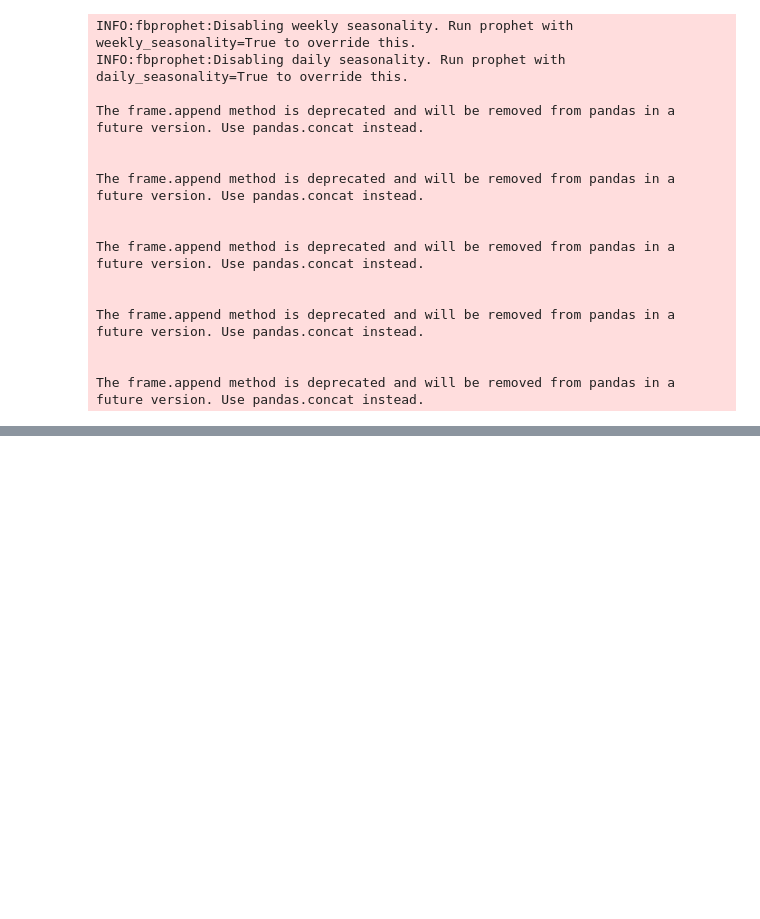
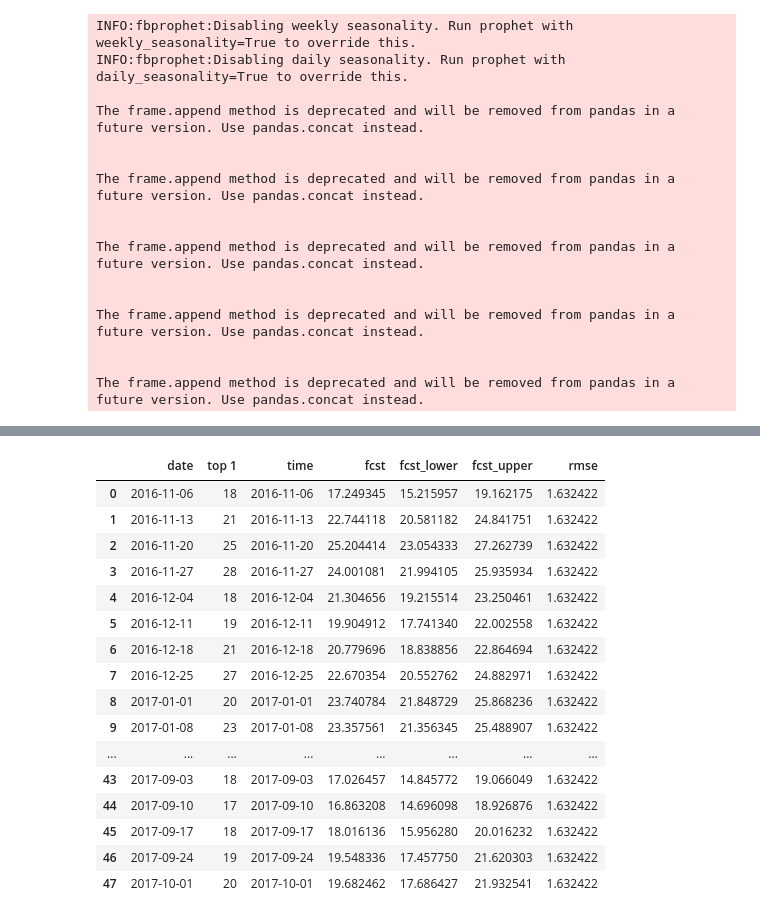
Before and after one commit to Mridul98/omnilytics_data_science_challenge, a Jupyter notebook: solutions/forecast.ipynb, the cells around one changed output, grey strips where cells are left out. Saved outputs shown, nothing was run; the diff lists cells and outputs as text; code cells hidden in the pictures; blank space fills up the shorter version.

Commit message:
added rmse and mae calculation

```diff
--- a/solutions/forecast.ipynb
+++ b/solutions/forecast.ipynb
@@ -183,0 +224,10 @@ The frame.append method is deprecated and will be removed from pandas in a futur
+# %%
+top_one_df=trends_df_top_one.to_dataframe()
+# %%
+top_one_predictions = pd.merge(
+    left=top_one_df,
+    right=fcst,
+    left_on='date',
+    right_on='time',
+    how='left'
+)
@@ -183,0 +257,22 @@ The frame.append method is deprecated and will be removed from pandas in a futur
+# %%
+top_one_predictions['rmse'] = mean_squared_error(top_one_predictions['top 1'],top_one_predictions['fcst'],squared=False)
+# %%
+top_one_predictions
+# %% [output]
+|  | date | top 1 | time | fcst | fcst_lower | fcst_upper | rmse |
+| 0 | 2016-11-06 | 18 | 2016-11-06 | 17.249345 | 15.215957 | 19.162175 | 1.632422 |
+| 1 | 2016-11-13 | 21 | 2016-11-13 | 22.744118 | 20.581182 | 24.841751 | 1.632422 |
+| 2 | 2016-11-20 | 25 | 2016-11-20 | 25.204414 | 23.054333 | 27.262739 | 1.632422 |
+| 3 | 2016-11-27 | 28 | 2016-11-27 | 24.001081 | 21.994105 | 25.935934 | 1.632422 |
+| 4 | 2016-12-04 | 18 | 2016-12-04 | 21.304656 | 19.215514 | 23.250461 | 1.632422 |
+| 5 | 2016-12-11 | 19 | 2016-12-11 | 19.904912 | 17.741340 | 22.002558 | 1.632422 |
+| 6 | 2016-12-18 | 21 | 2016-12-18 | 20.779696 | 18.838856 | 22.864694 | 1.632422 |
+| 7 | 2016-12-25 | 27 | 2016-12-25 | 22.670354 | 20.552762 | 24.882971 | 1.632422 |
+| 8 | 2017-01-01 | 20 | 2017-01-01 | 23.740784 | 21.848729 | 25.868236 | 1.632422 |
+| 9 | 2017-01-08 | 23 | 2017-01-08 | 23.357561 | 21.356345 | 25.488907 | 1.632422 |
+| ... | ... | ... | ... | ... | ... | ... | ... |
+| 43 | 2017-09-03 | 18 | 2017-09-03 | 17.026457 | 14.845772 | 19.066049 | 1.632422 |
+| 44 | 2017-09-10 | 17 | 2017-09-10 | 16.863208 | 14.696098 | 18.926876 | 1.632422 |
+| 45 | 2017-09-17 | 18 | 2017-09-17 | 18.016136 | 15.956280 | 20.016232 | 1.632422 |
+| 46 | 2017-09-24 | 19 | 2017-09-24 | 19.548336 | 17.457750 | 21.620303 | 1.632422 |
+| 47 | 2017-10-01 | 20 | 2017-10-01 | 19.682462 | 17.686427 | 21.932541 | 1.632422 |
```
Also changed, not shown: parts of 27 cells of this notebook, 2 other files.
